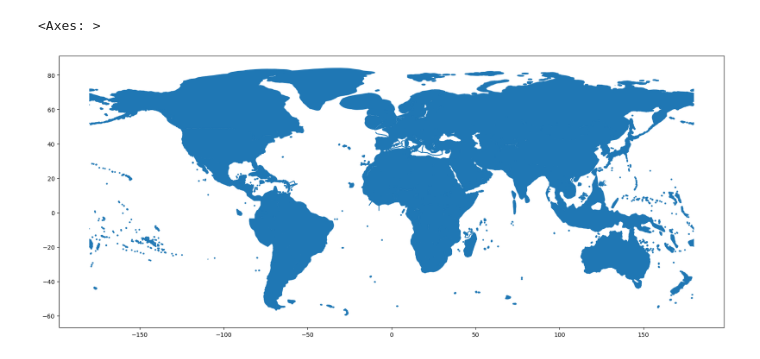
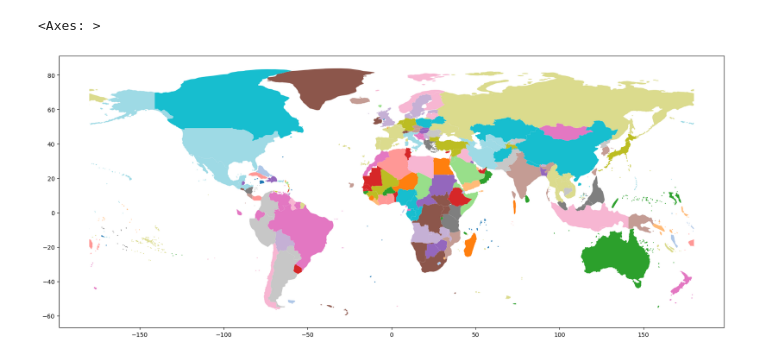
Before and after one commit to dagnelies/open-street-data, a Jupyter notebook: extracts-borders.ipynb, the cells around one changed output. Cells and saved outputs as stored; diff of their text form; code cells hidden in the pictures.

```diff
--- a/extracts-borders.ipynb
+++ b/extracts-borders.ipynb
@@ -2,21 +2,21 @@
 import geopandas as gpd
 
 COUNTRY_TAGS = [
-        'boundary',
-        'admin_level',
+        #'boundary',
+        #'admin_level',
         'ISO3166-1',
         #'ISO3166-1:alpha2',
-        'ISO3166-1:alpha3',
-        'ISO3166-1:numeric',
+        #'ISO3166-1:alpha3',
+        #'ISO3166-1:numeric',
         #'ISO3166-2',
-        'name:en',
-        'name',
-        'alt_name',
-        'wikidata',
-        'wikipedia',
-        'geometry',
+        #'name:en',
+        #'name',
+        #'alt_name',
+        #'wikidata',
+        #'wikipedia',
+        #'geometry',
 ]
 
-gdf = gpd.read_file('temp/country-borders-raw.geo.jsonseq', engine="pyogrio", columns=COUNTRY_TAGS)
-gdf
+borders = gpd.read_file('temp/country-borders-raw.geo.jsonseq', engine="pyogrio", columns=COUNTRY_TAGS)
+borders
 # %% [output]
@@ -35,0 +36,3 @@ gdf
+# %%
+borders = borders.dropna()
+borders
@@ -35,0 +53,8 @@ gdf
+# %%
+import pandas as pd
+
+URL = 'https://raw.githubusercontent.com/lukes/ISO-3166-Countries-with-Regional-Codes/master/all/all.csv'
+# na_filter=False to avoid interpreting country code "NA" as numpy's NaN value
+countries = pd.read_csv(URL, dtype=str, na_filter=False, usecols=['alpha-2', 'name', 'region', 'sub-region'])
+countries.to_csv('countries.tsv', encoding='utf8', sep='\t', index=None)
+countries
@@ -35,0 +75,6 @@ gdf
+# %%
+#merged_df = borders.merge(countries, left_on='ISO3166-1', right_on='alpha-2', how='outer', indicator=True)
+#merged_df[merged_df['_merge'] != 'both']
+
+borders = borders.merge(countries, left_on='ISO3166-1', right_on='alpha-2').drop(columns=['alpha-2'])
+borders
@@ -36,5 +95,5 @@ gdf
 # %%
-gdf.plot(figsize=(20,20))
+borders.plot(figsize=(20,20), cmap='tab20')
 # %% [output]
 <Axes: >
-[figure, old version]
+[figure, new version]
```
Also changed, not shown: parts of 19 cells of this notebook, 5 other files.
